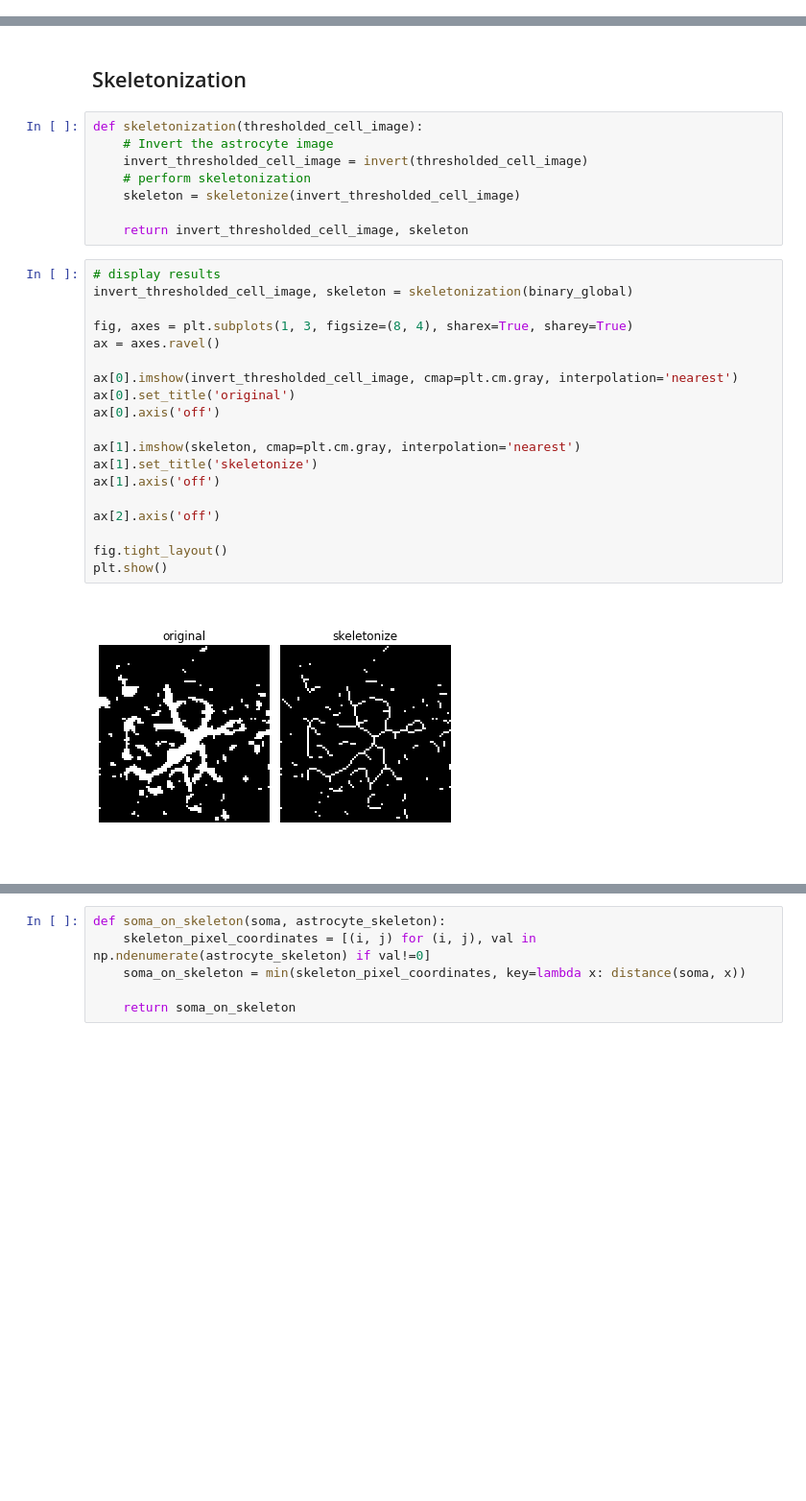
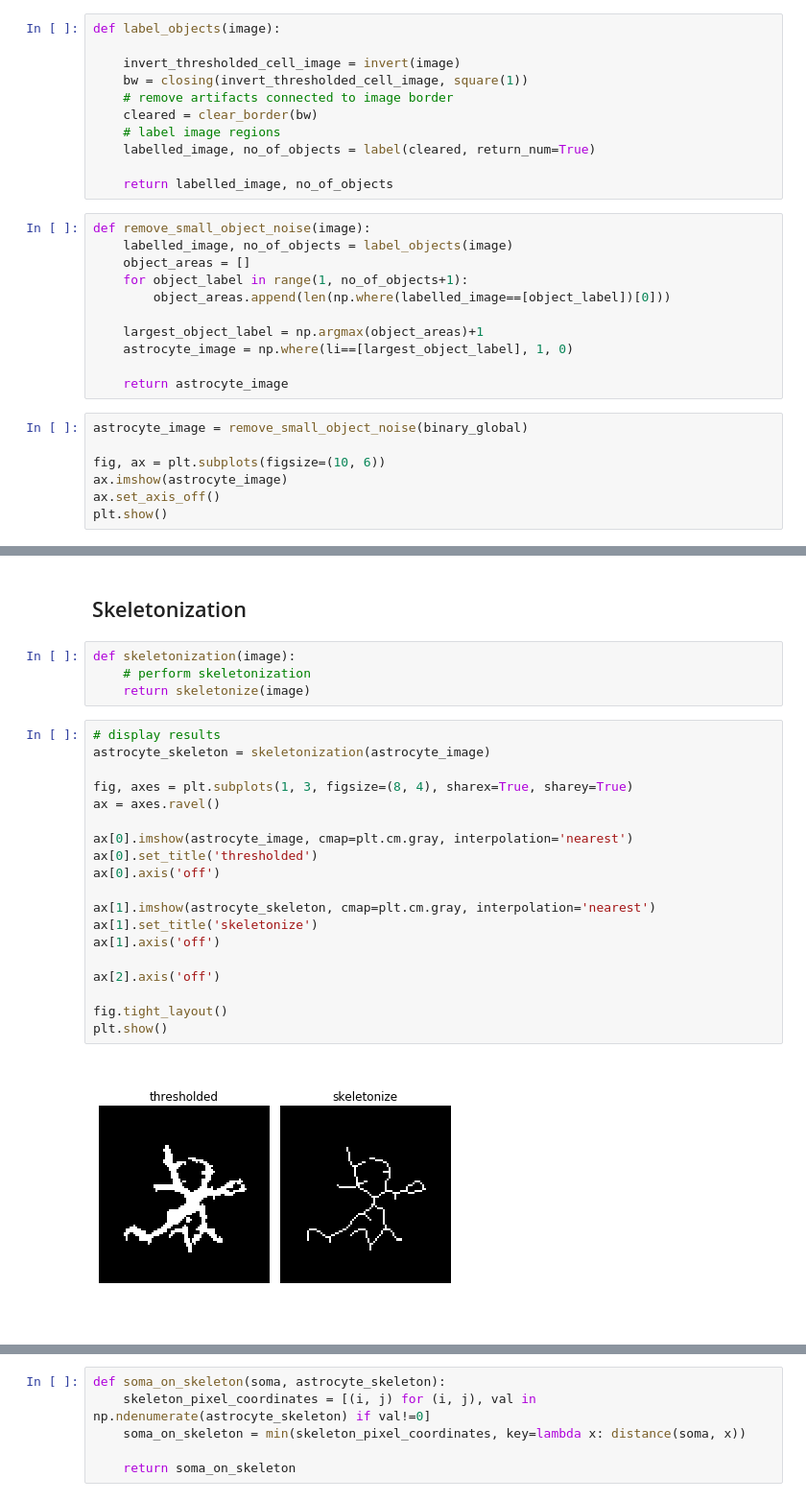
Before and after one commit to swanandlab/SMorph, a Jupyter notebook: sholl analysis.ipynb, the cells around one changed output, grey strips where cells are left out. Shown at 96% size. Cells and saved outputs as stored; diff of their text form; blank space fills up the shorter version.

Commit message:
added surface area parameter

```diff
--- a/sholl analysis.ipynb
+++ b/sholl analysis.ipynb
@@ -250,3 +256,32 @@ plt.show()
 [figure]
 # %% [markdown]
 ## Surface Area
+# %%
+def label_objects(image):
+
+    invert_thresholded_cell_image = invert(image)
+    bw = closing(invert_thresholded_cell_image, square(1))
+    # remove artifacts connected to image border
+    cleared = clear_border(bw)
+    # label image regions
+    labelled_image, no_of_objects = label(cleared, return_num=True)
+
+    return labelled_image, no_of_objects
+# %%
+def remove_small_object_noise(image):
+    labelled_image, no_of_objects = label_objects(image)
+    object_areas = []
+    for object_label in range(1, no_of_objects+1):
+        object_areas.append(len(np.where(labelled_image==[object_label])[0]))
+
+    largest_object_label = np.argmax(object_areas)+1
+    astrocyte_image = np.where(li==[largest_object_label], 1, 0)
+
+    return astrocyte_image
+# %%
+astrocyte_image = remove_small_object_noise(binary_global)
+
+fig, ax = plt.subplots(figsize=(10, 6))
+ax.imshow(astrocyte_image)
+ax.set_axis_off()
+plt.show()
@@ -253,31 +297,27 @@ plt.show()
 # %% [markdown]
 ## Skeletonization
 # %%
-def skeletonization(thresholded_cell_image):
-    # Invert the astrocyte image
-    invert_thresholded_cell_image = invert(thresholded_cell_image)
+def skeletonization(image):
     # perform skeletonization
-    skeleton = skeletonize(invert_thresholded_cell_image)
-
-    return invert_thresholded_cell_image, skeleton
+    return skeletonize(image)
 # %%
 # display results
-invert_thresholded_cell_image, skeleton = skeletonization(binary_global)
+astrocyte_skeleton = skeletonization(astrocyte_image)
 
 fig, axes = plt.subplots(1, 3, figsize=(8, 4), sharex=True, sharey=True)
 ax = axes.ravel()
 
-ax[0].imshow(invert_thresholded_cell_image, cmap=plt.cm.gray, interpolation='nearest')
-ax[0].set_title('original')
+ax[0].imshow(astrocyte_image, cmap=plt.cm.gray, interpolation='nearest')
+ax[0].set_title('thresholded')
 ax[0].axis('off')
 
-ax[1].imshow(skeleton, cmap=plt.cm.gray, interpolation='nearest')
+ax[1].imshow(astrocyte_skeleton, cmap=plt.cm.gray, interpolation='nearest')
 ax[1].set_title('skeletonize')
 ax[1].axis('off')
 
 ax[2].axis('off')
 
 fig.tight_layout()
 plt.show()
 # %% [output]
-[figure, old version]
+[figure, new version]
```
Also changed, not shown: parts of 35 cells of this notebook.
